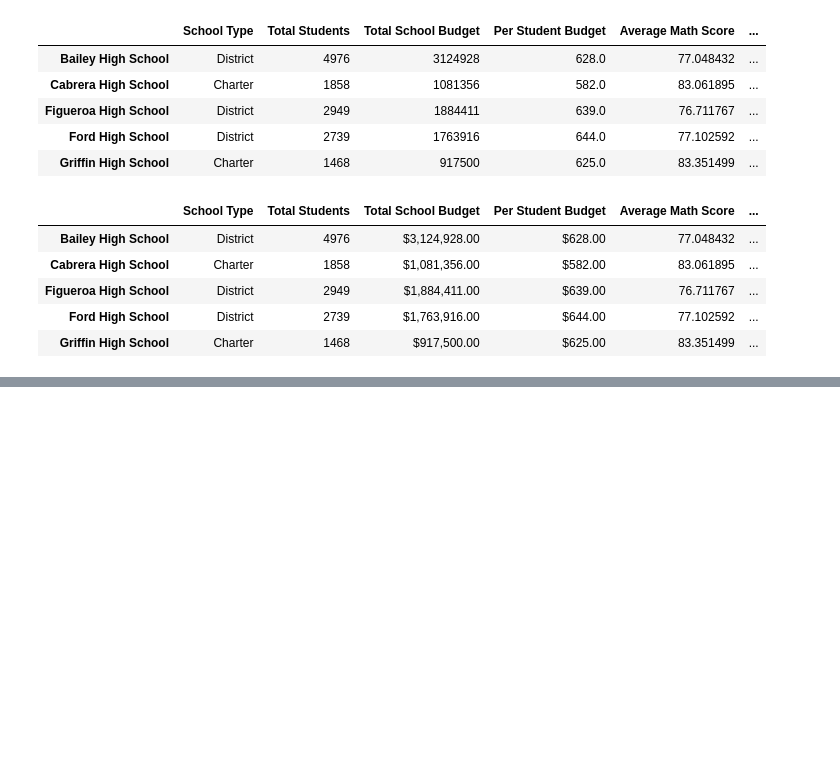
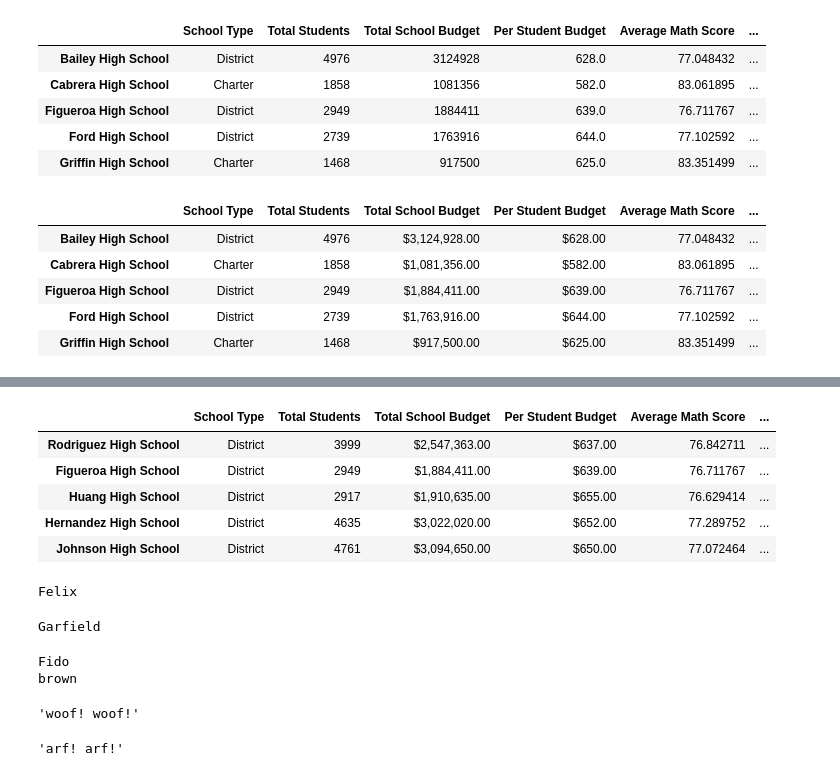
Before and after one commit to Taiqinwu/School_District_Analysis-2, a Jupyter notebook: PyCitySchools.ipynb, the cells around one changed output, grey strips where cells are left out. Saved outputs shown, nothing was run; the diff lists cells and outputs as text; code cells hidden in the pictures; blank space fills up the shorter version.

```diff
--- a/PyCitySchools.ipynb
+++ b/PyCitySchools.ipynb
@@ -968,0 +1001,13 @@ per_school_summary_df.head()
+# %%
+# Sort and show bottom five schools
+# This is the PREFERRED method to make sure we know it's in ascending order
+
+bottom_schools = per_school_summary_df.sort_values(["% Overall Passing"],ascending=True)
+bottom_schools.head()
+# %% [output]
+|  | School Type | Total Students | Total School Budget | Per Student Budget | Average Math Score | ... |
+| Rodriguez High School | District | 3999 | $2,547,363.00 | $637.00 | 76.842711 | ... |
+| Figueroa High School | District | 2949 | $1,884,411.00 | $639.00 | 76.711767 | ... |
+| Huang High School | District | 2917 | $1,910,635.00 | $655.00 | 76.629414 | ... |
+| Hernandez High School | District | 4635 | $3,022,020.00 | $652.00 | 77.289752 | ... |
+| Johnson High School | District | 4761 | $3,094,650.00 | $650.00 | 77.072464 | ... |
@@ -968,0 +1016,14 @@ per_school_summary_df.head()
+# %%
+class Cat:
+    def __init__(self, name):
+        self.name = name
+
+first_cat = Cat('Felix')
+print(first_cat.name)
+# %% [output]
+Felix
+# %%
+second_cat = Cat('Garfield')
+print(second_cat.name)
+# %% [output]
+Garfield
@@ -968,0 +1039,14 @@ per_school_summary_df.head()
+# %%
+first_dog = Dog('Fido', 'brown', 'woof!')
+print(first_dog.name)
+print(first_dog.color)
+first_dog.bark()
+# %% [output]
+Fido
+brown
+'woof! woof!'
+# %%
+second_dog = Dog('Lady', 'blonde', 'arf!')
+second_dog.bark()
+# %% [output]
+'arf! arf!'
```
Also changed, not shown: parts of 6 cells of this notebook.
